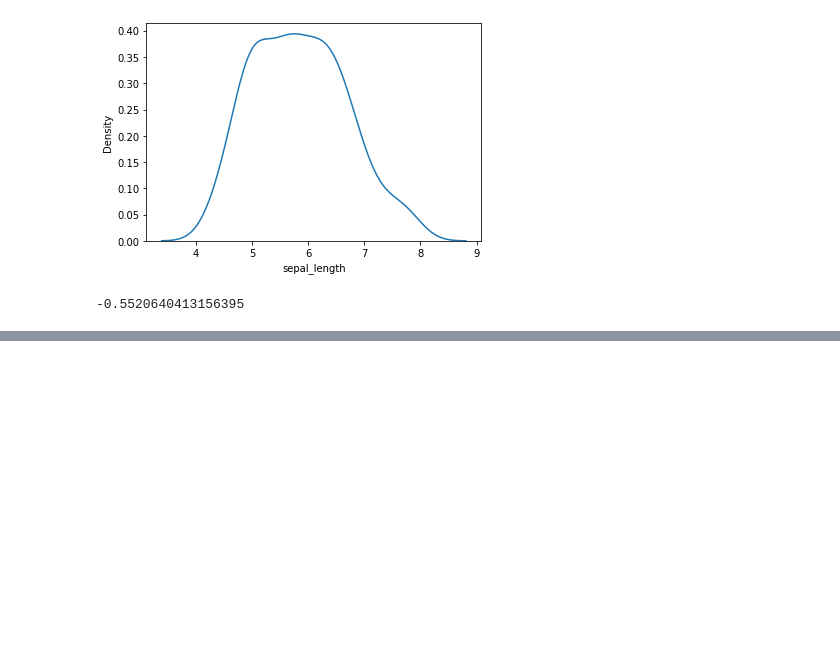
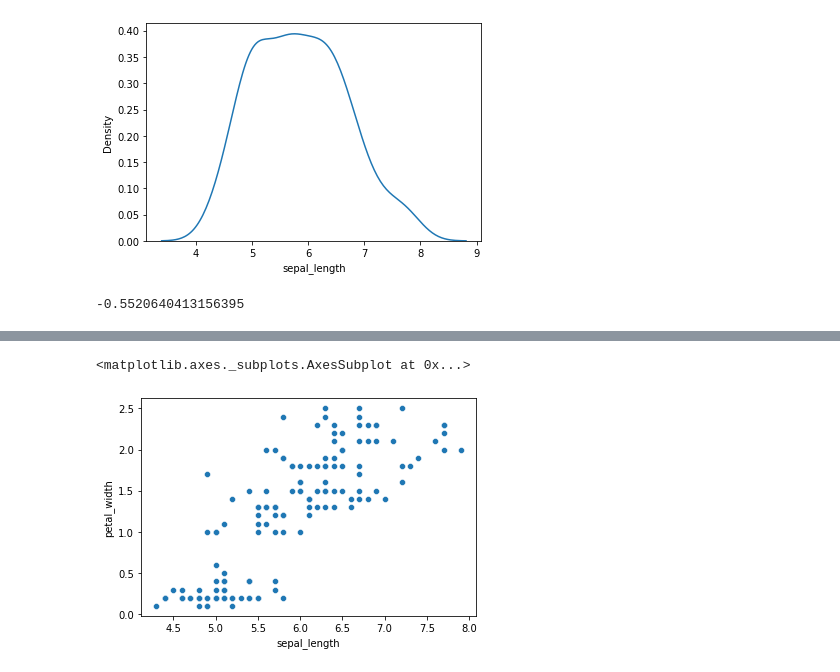
Before and after one commit to Lucas-procopio/Data-Analysis, a Jupyter notebook: Description_statistics.ipynb, the cells around one changed output, grey strips where cells are left out. Saved outputs shown, nothing was run; the diff lists cells and outputs as text; code cells hidden in the pictures; blank space fills up the shorter version.

```diff
--- a/Description_statistics.ipynb
+++ b/Description_statistics.ipynb
@@ -111,0 +148,5 @@ base_dados['sepal_length'].kurtosis()
+# %%
+sns.scatterplot( data=base_dados, x='sepal_length', y='petal_width')
+# %% [output]
+<matplotlib.axes._subplots.AxesSubplot at 0x...>
+[figure, added]
```
Also changed, not shown: parts of 5 cells of this notebook.
